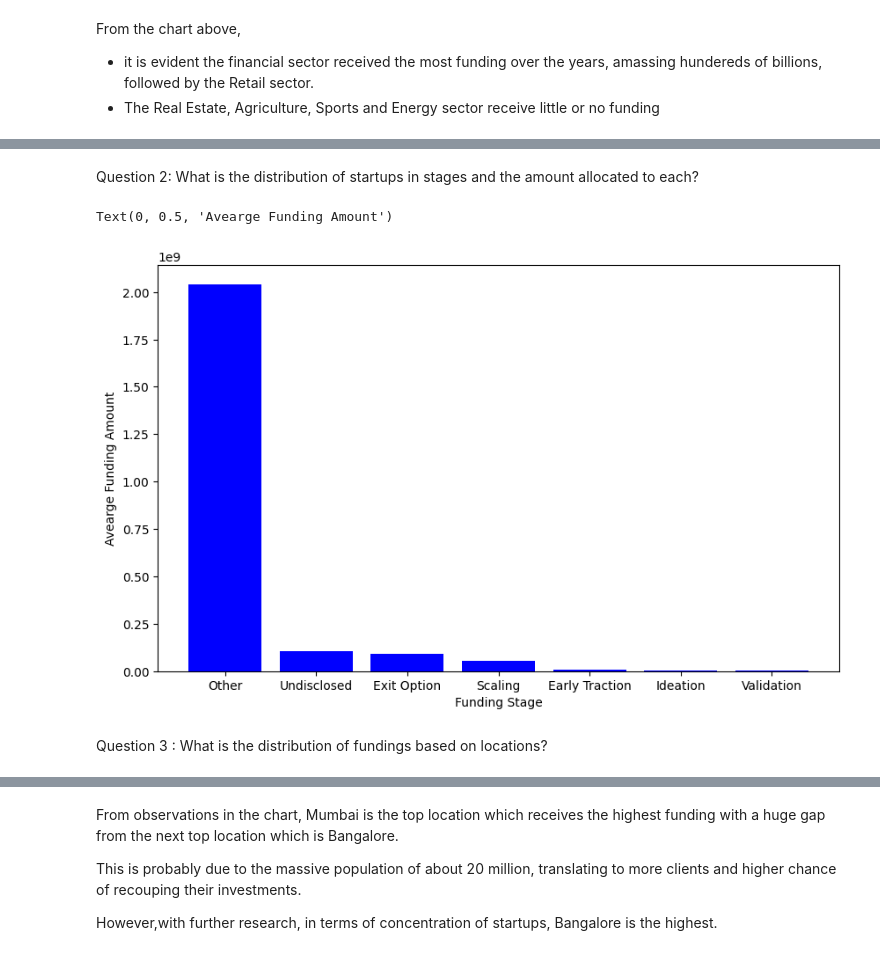
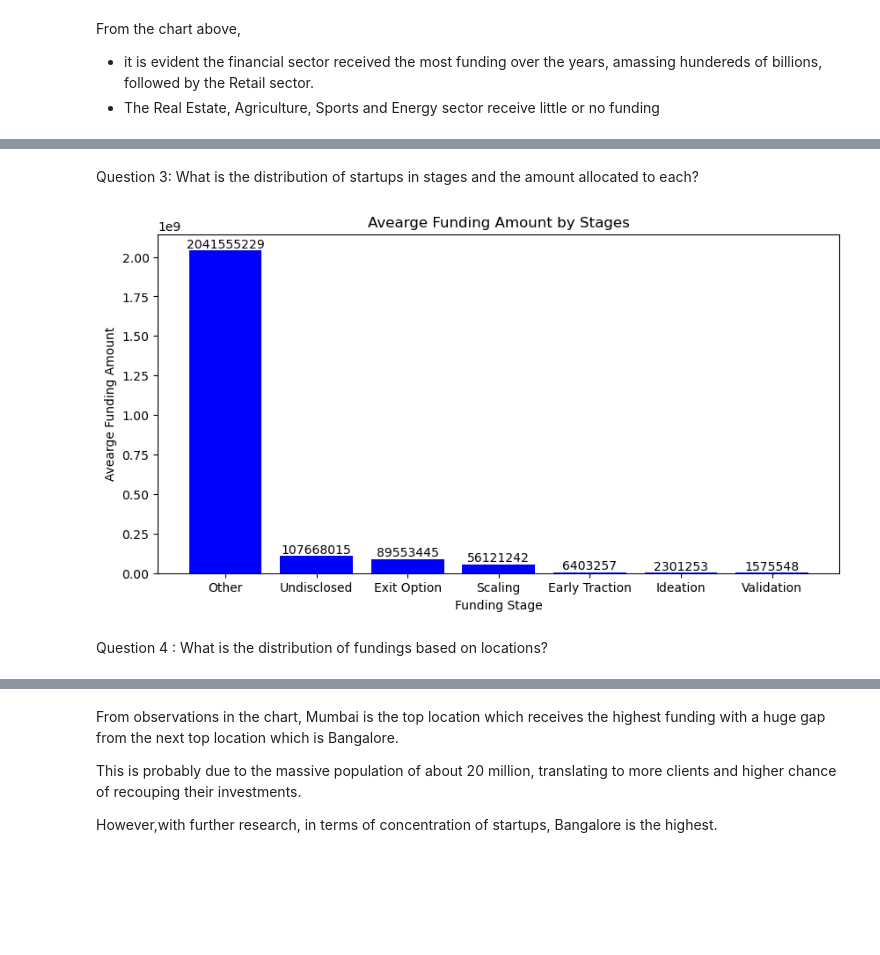
Before and after one commit to adubrightkwartengsnr/India_Startup_Analysis_2018-2021, a Jupyter notebook: start_up_analysis.ipynb, the cells around one changed output, grey strips where cells are left out. Cells and saved outputs as stored; diff of their text form; code cells hidden in the pictures; blank space fills up the shorter version.

```diff
--- a/start_up_analysis.ipynb
+++ b/start_up_analysis.ipynb
@@ -498,6 +496,7 @@ modified_stage = {
     'ah! Ventures':'Series A',
     'ITO Angel Network, LetsVenture': 'Seed funding',
     'JITO Angel Network, LetsVenture': 'Seed Funding',
+    None:'Undisclosed'
 }
 # %%
 # Replacing the sector column values with the new sectors
@@ -3141,0 +3153,3 @@ array(['Media & Entertainment', 'Agriculture', 'Financial Services',
+# %%
+# drop the nulls
+final_df.dropna(axis=0,inplace=True)
@@ -3249,0 +3284,3 @@ From the plot above, it can be seen that there are few outliers in the amount co
+# %%
+sector_count = final_df["sector"].value_counts().sort_values(ascending = False)
+sector_count
@@ -3298,0 +3379,25 @@ From the chart above,
+# %%
+# Group by both 'sector' and 'time' and sum the 'amount'
+grouped_data = final_df.groupby('sector')['amount'].mean().reset_index()
+
+# Sort the DataFrame by the sum of 'amount' in descending order
+grouped_data_sorted = grouped_data.sort_values(by='amount', ascending=True)
+# Plotting the bar chart
+plt.figure(figsize=(10, 6))
+bars = plt.barh(grouped_data_sorted['sector'], grouped_data_sorted['amount'])
+
+# Adding labels and title
+plt.xlabel('Average Funding Amount')
+plt.ylabel('Sectors')
+plt.title('Average Funding Amount by Sector')
+
+# Show plot
+plt.xticks()
+plt.tight_layout()
+
+# Adding labels to the bars
+for bar in bars.patches:
+    plt.text(bar.get_width(), bar.get_y() + bar.get_height()/2, f'{int(bar.get_width())}',
+             va='center', ha='left')
+
+plt.show()
@@ -3299,17 +3406,23 @@ From the chart above,
 # %% [markdown]
-Question 2: What is the distribution of startups in stages and the amount allocated to each?
+Question 3: What is the distribution of startups in stages and the amount allocated to each?
 # %%
-funding_by_stage =df.groupby('stage')[['amount']].mean().sort_values('amount', ascending=False)
+funding_by_stage =final_df.groupby('stage')[['amount']].mean().sort_values('amount', ascending=False)
 
 # Visualize results
-plt.figure(figsize=(10, 6))
-plt.bar(funding_by_stage.index, funding_by_stage['amount'], color='blue')
+plt.figure(figsize=(10, 5))
+bars = plt.bar(funding_by_stage.index, funding_by_stage['amount'], color='blue')
+plt.title('Avearge Funding Amount by Stages')
 plt.xlabel('Funding Stage')
 plt.ylabel('Avearge Funding Amount')
+
+# Adding labels to the bars
+for bar in bars:
+    plt.text(bar.get_x() + bar.get_width()/2, bar.get_height(),
+             f'{int(bar.get_height())}',
+             va='bottom', ha='center', color='black')
 # %% [output]
-Text(0, 0.5, 'Avearge Funding Amount')
-[figure, old version]
+[figure, new version]
 # %% [markdown]
-Question 3 : What is the distribution of fundings based on locations?
+Question 4 : What is the distribution of fundings based on locations?
 # %%
 # Top 10 Locations by Funding
```
Also changed, not shown: parts of 117 cells of this notebook, 5 other files.
